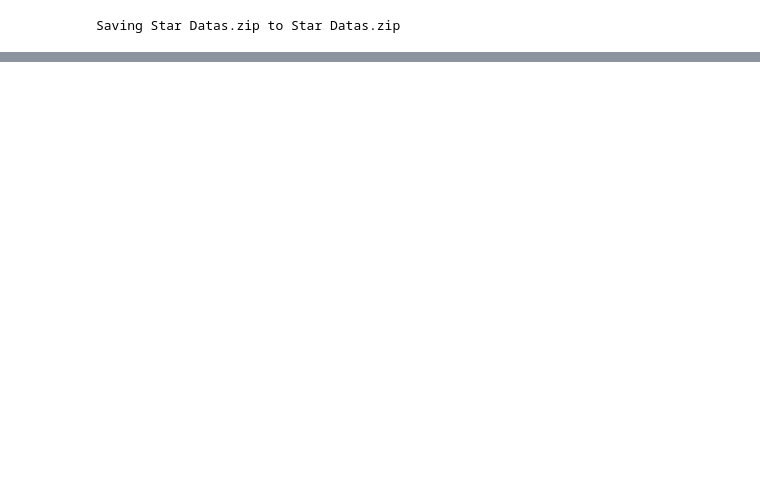
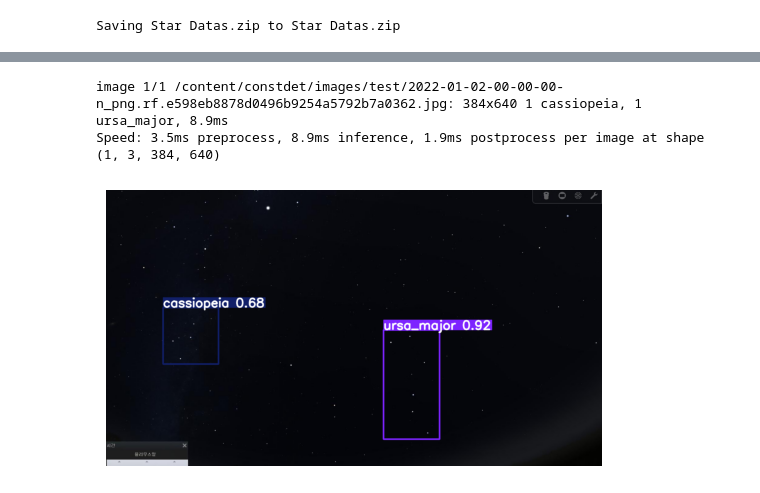
Before and after one commit to oykubicav/C, a Jupyter notebook: Untitled0.ipynb, the cells around one changed output, grey strips where cells are left out. Drawn from its saved outputs; the diff is of its cells as text; code cells hidden in the pictures; blank space fills up the shorter version.

```diff
--- a/Untitled0.ipynb
+++ b/Untitled0.ipynb
@@ -45,0 +231,24 @@ for filename in image_filenames:
+# %%
+from ultralytics import YOLO
+import cv2
+import matplotlib.pyplot as plt
+
+# Load the trained model
+model = YOLO('/content/yolov7/runs/detect/constellation_detector3/weights/best.pt')
+
+# Path to a sample test image
+image_path = '/content/constdet/images/test/2022-01-02-00-00-00-n_png.rf.e598eb8878d0496b9254a5792b7a0362.jpg'
+
+# Run prediction
+results = model(image_path)
+
+# Show the results
+for r in results:
+    im_array = r.plot()  # plot a BGR numpy array of predictions
+    plt.imshow(im_array[..., ::-1])  # convert BGR to RGB and show
+    plt.axis('off')
+    plt.show()
+# %% [output]
+image 1/1 /content/constdet/images/test/2022-01-02-00-00-00-n_png.rf.e598eb8878d0496b9254a5792b7a0362.jpg: 384x640 1 cassiopeia, 1 ursa_major, 8.9ms
+Speed: 3.5ms preprocess, 8.9ms inference, 1.9ms postprocess per image at shape (1, 3, 384, 640)
+[figure, added]
```
Also changed, not shown: parts of 19 cells of this notebook.
